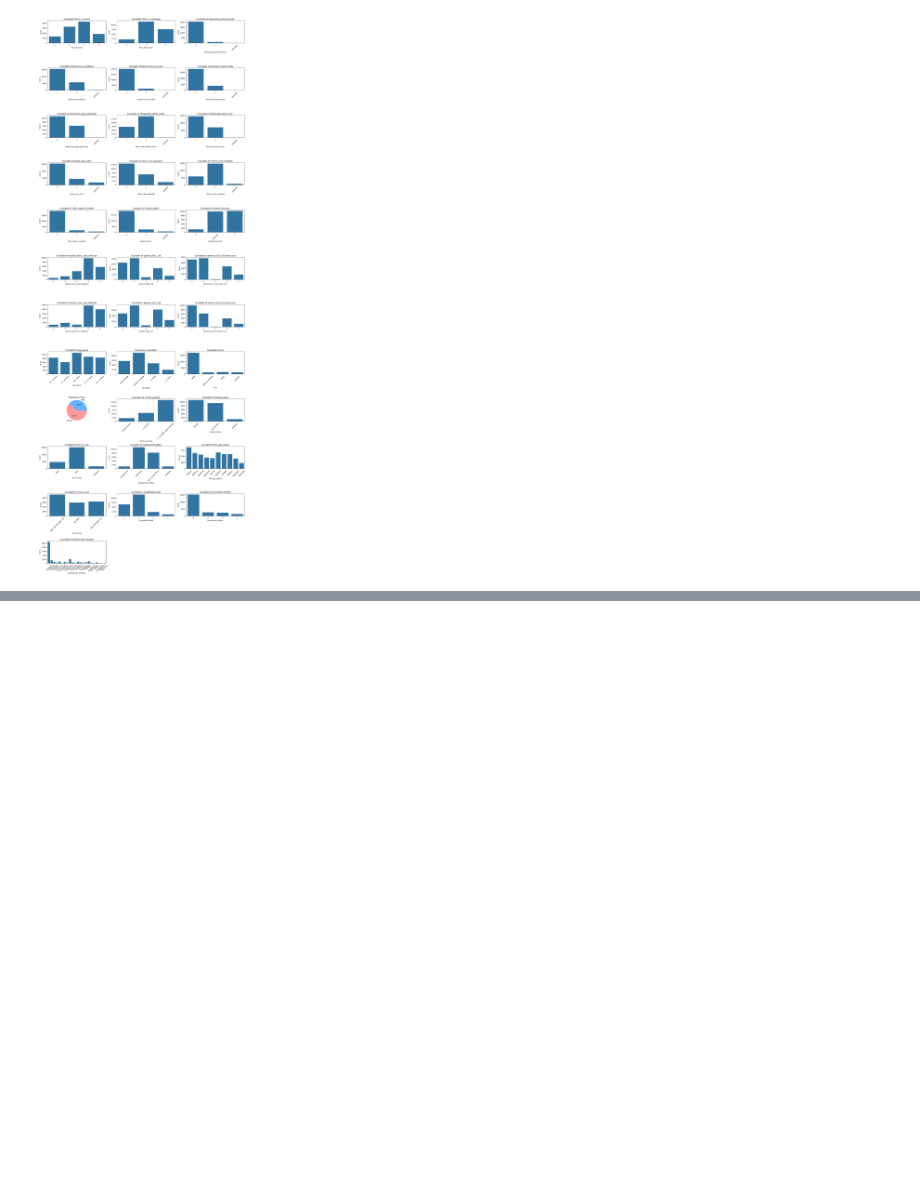
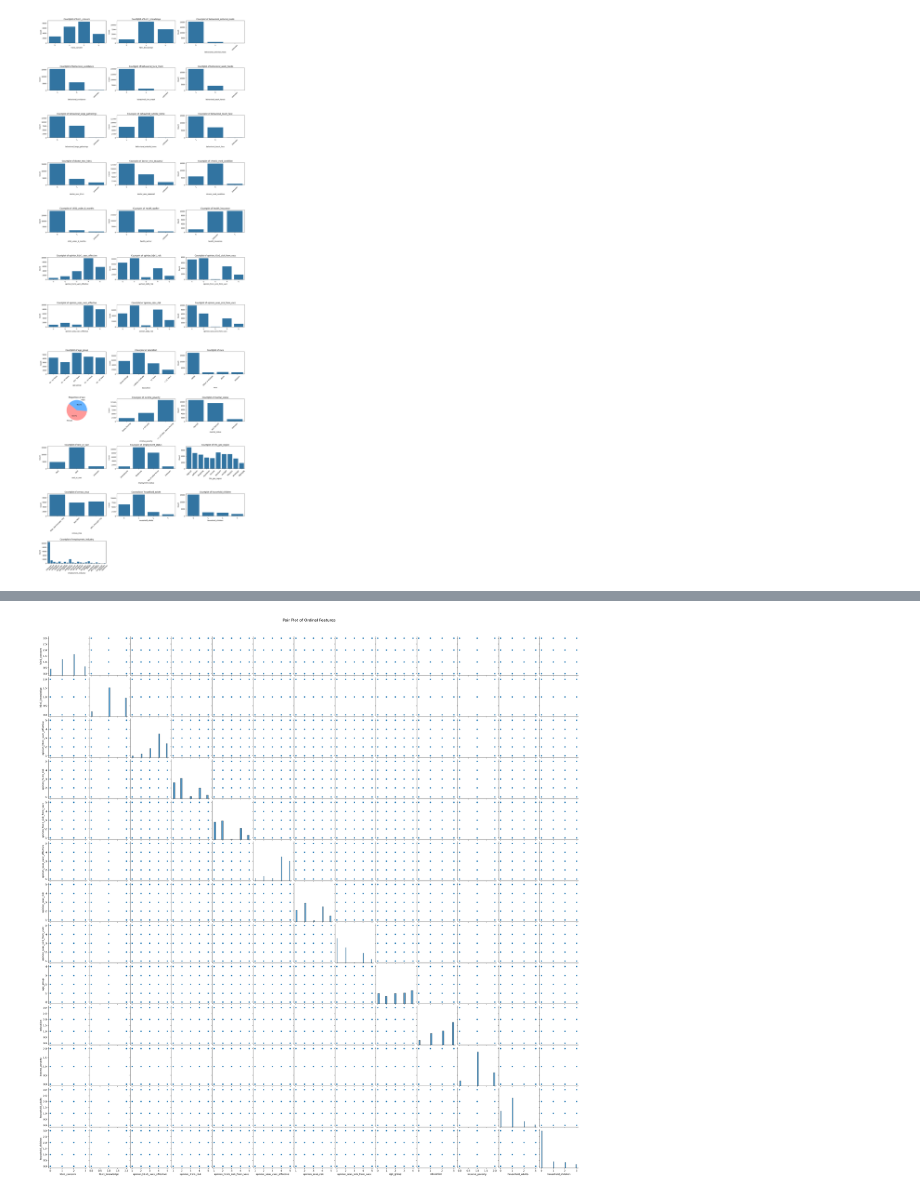
Before and after one commit to FREDRICKKYEKI/dsc-project-h1n1_prediction, a Jupyter notebook: index.ipynb, the cells around one changed output, grey strips where cells are left out. Cells and saved outputs as stored; diff of their text form; code cells hidden in the pictures; blank space fills up the shorter version.

```diff
--- a/index.ipynb
+++ b/index.ipynb
@@ -519,0 +634,14 @@ plt.show()
+# %%
+import seaborn as sns
+import matplotlib.pyplot as plt
+
+# Generate the pair plot for the ordinal features
+sns.pairplot(train_data_imputed[ordinal_features])
+
+# Add a title
+plt.suptitle('Pair Plot of Ordinal Features', y=1.02, fontsize=16)
+
+# Show the plot
+plt.show()
+# %% [output]
+[figure, added]
```
Also changed, not shown: parts of 5 cells of this notebook.
